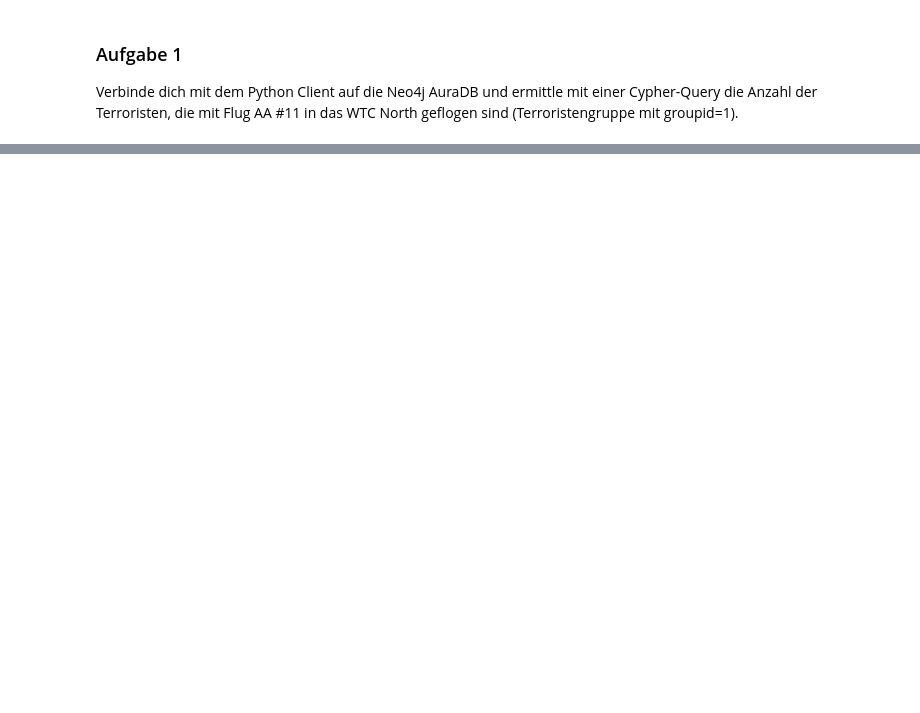
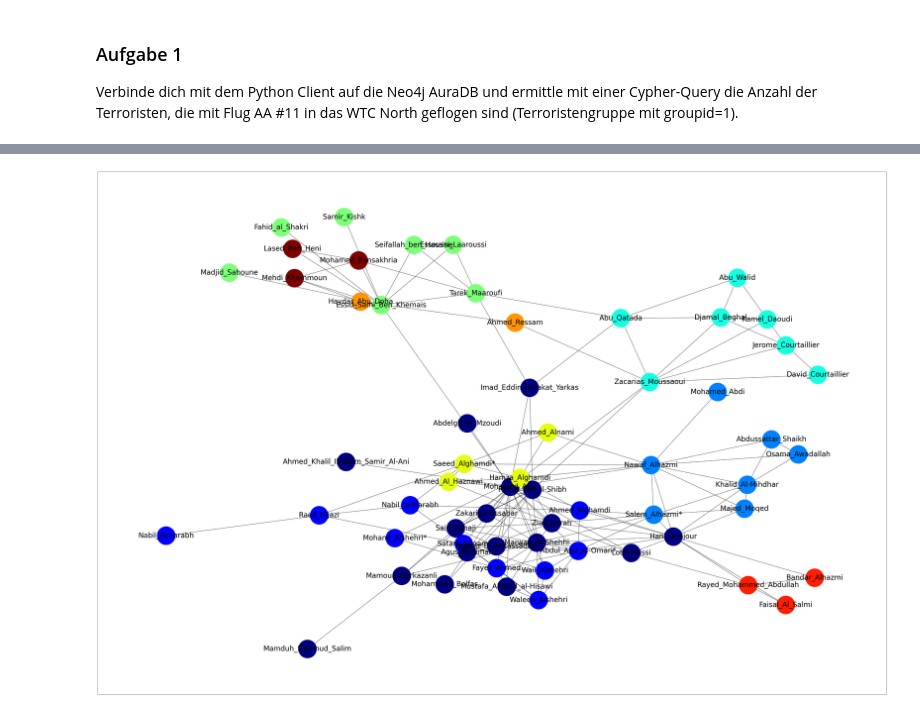
Before and after one commit to lrnzhil/workshop, a Jupyter notebook: notebook.ipynb, the cells around one changed output, grey strips where cells are left out. Saved outputs shown, nothing was run; the diff lists cells and outputs as text; code cells hidden in the pictures; blank space fills up the shorter version.

```diff
--- a/notebook.ipynb
+++ b/notebook.ipynb
@@ -101,0 +149,19 @@ CypherSyntaxError: {code: Neo.ClientError.Statement.SyntaxError} {message: Inval
+# %%
+lpa_asyn_comm = list(nx_comm.asyn_lpa_communities(G_911, seed=1234))
+
+for c in lpa_asyn_comm:
+    for n in c:
+        G_911.nodes[n]['lpa_asyn_comm'] = lpa_asyn_comm.index(c)
+
+
+def plot_communities (node_attr_comm, graph):
+
+    colors = [graph.nodes[node][node_attr_comm] for node in graph.nodes()]
+
+    plt.figure(figsize=(60, 40))
+    labels = nx.get_node_attributes(G_911, 'personid')
+    nx.draw_networkx(graph, labels=labels, with_labels=True, node_size=6000, cmap = plt.get_cmap('jet'), node_color=colors, font_size=30)
+
+plot_communities('lpa_asyn_comm', G_911)
+# %% [output]
+[figure, added]
```
Also changed, not shown: parts of 13 cells of this notebook, 1 other file.
